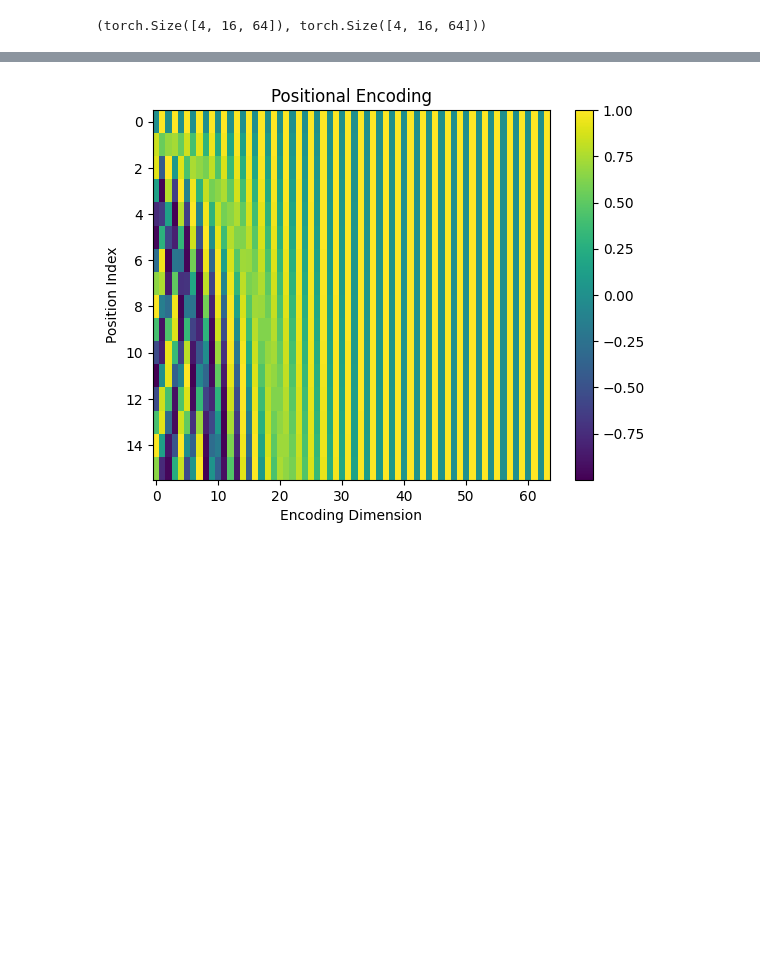
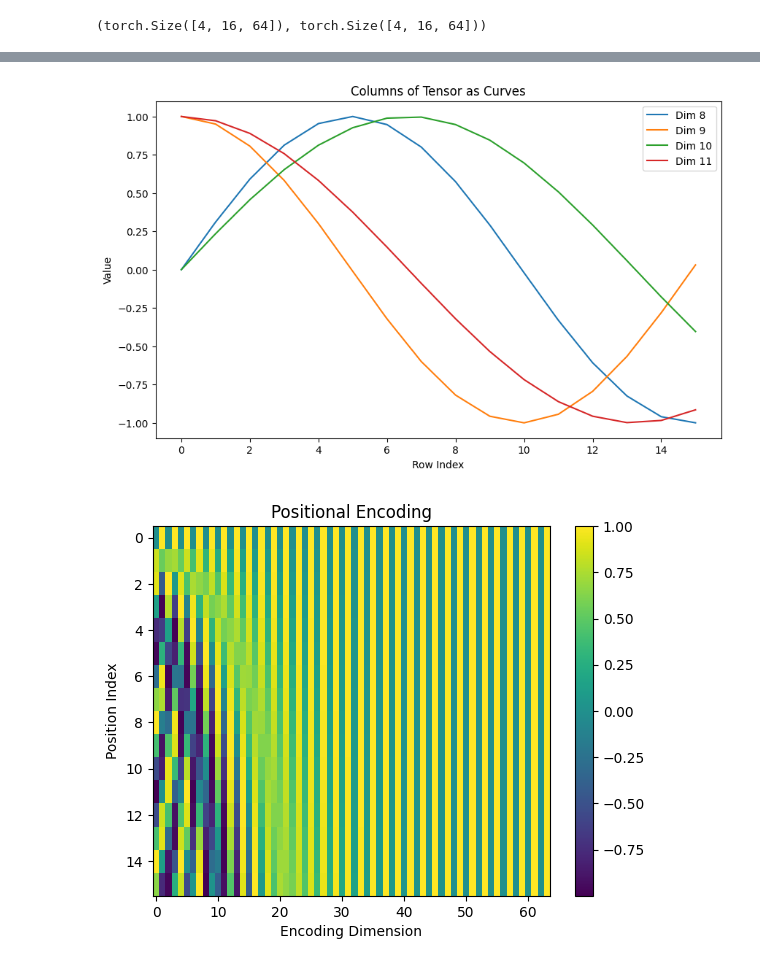
Before and after one commit to chenxiwh/Transformer-from-scratch, a Jupyter notebook: step-by-step.ipynb, the cells around one changed output, grey strips where cells are left out. Cells and saved outputs as stored; diff of their text form; code cells hidden in the pictures; blank space fills up the shorter version.

```diff
--- a/step-by-step.ipynb
+++ b/step-by-step.ipynb
@@ -134,6 +179,27 @@ Position Encoding Look-up Table:  torch.Size([4, 16, 64])
 | 14 | 0.990607 | 0.136737 | -0.878990 | -0.476839 | 0.999823 | -0.018796 | -0.370395 | 0.928874 | -0.959605 | -0.281349 | ... | ... |
 | 15 | 0.650288 | -0.759688 | -0.968206 | 0.250154 | 0.835838 | -0.548975 | 0.042249 | 0.999107 | -0.999519 | 0.031022 | ... | ... |
 16 rows × 64 columns
+# %%
+#dispaly each dimenition wave.
+simple_postion_table = position_encoding_lookup_table[0,:,:]
+# Step 2: Convert tensor to numpy array for plotting
+tensor_np = simple_postion_table.numpy()
+
+# Step 3: Plot each column as a separate curve
+plt.figure(figsize=(10, 6))
+#for i in range(tensor_np.shape[1]):
+start_dim = 8
+for i in range(start_dim, start_dim + 4):
+    plt.plot(tensor_np[:, i], label=f'Dim {i}')
+
+# Step 4: Add titles and labels
+plt.title('Columns of Tensor as Curves')
+plt.xlabel('Row Index')
+plt.ylabel('Value')
+plt.legend()
+plt.show()
+# %% [output]
+[figure, added]
 # %%
 # Illustration Purpose Only
 def visualize_pe(pe):
```
Also changed, not shown: parts of 17 cells of this notebook, 1 other file.
